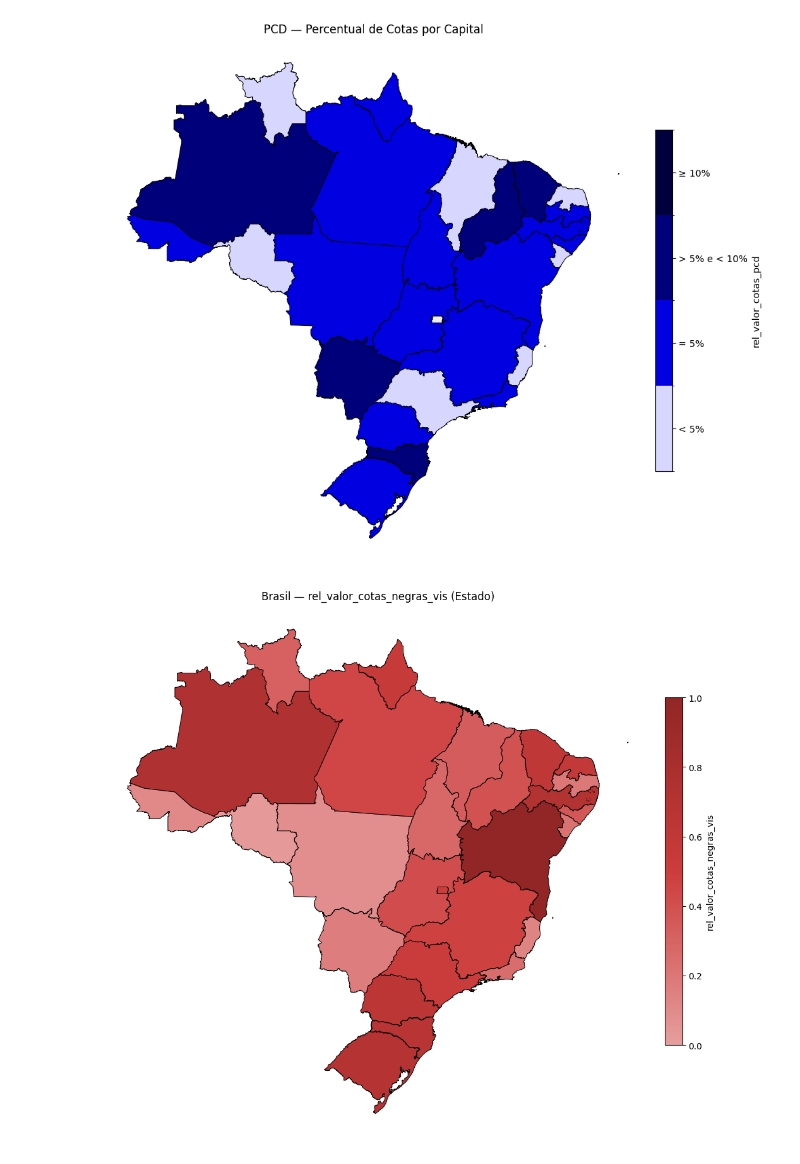
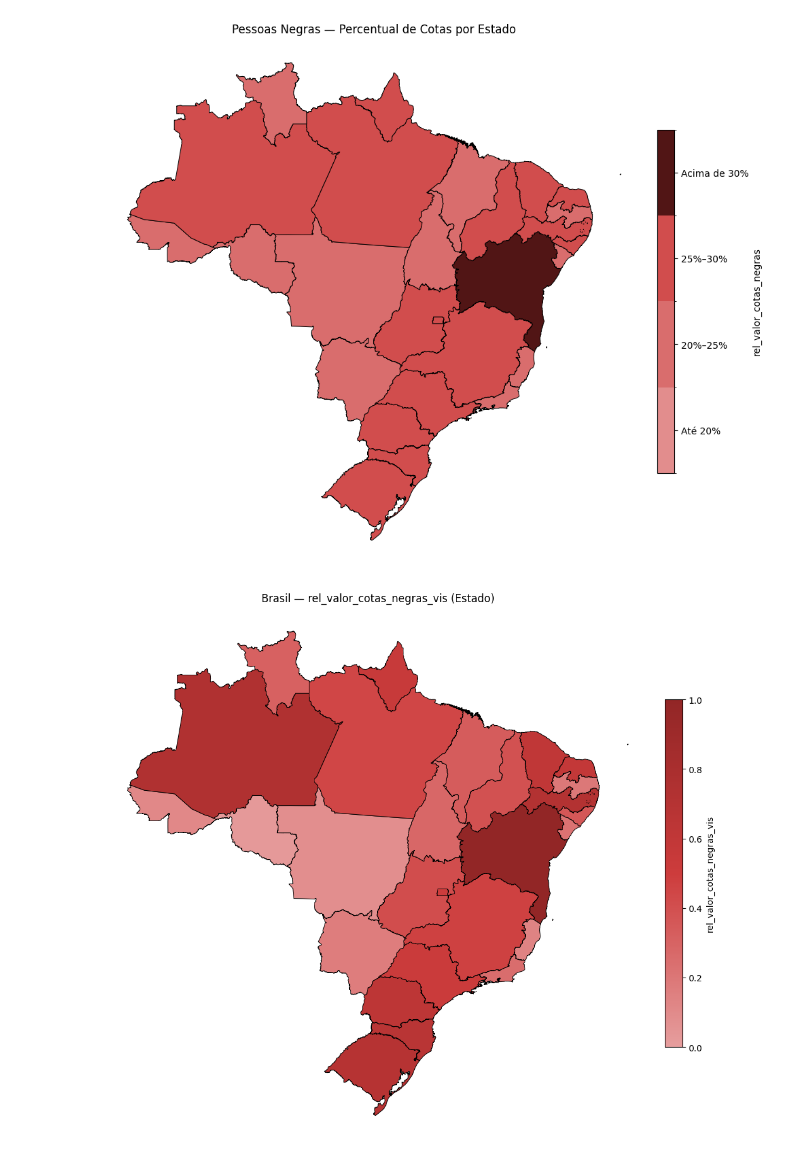
Before and after one commit to SGE-Subsecretaria-de-Gestao-Estrategica/projeto_acoes_afirmativas, a Jupyter notebook: notebooks/eda_dados_consolidados_pt2.ipynb, the cells around one changed output. Cells and saved outputs as stored; diff of their text form; code cells hidden in the pictures.

Commit message:
v3 da tabela data SNIIC

```diff
--- a/notebooks/eda_dados_consolidados_pt2.ipynb
+++ b/notebooks/eda_dados_consolidados_pt2.ipynb
@@ -18,7 +20,7 @@ GEO_JSON = r'C:\Users\gabiru\Documents\GitHub\projeto_acoes_afirmativas\data\ext
 # %%
 df_execucao = pd.read_excel(EXECUCAO_FILE_PATH)
 df_adesao = pd.read_excel(ADESAO_FILE_PATH)
-df_tabela = pd.read_parquet(FINAL_TABLE_FILE_PATH)
+df_tabela_sniic = pd.read_parquet(FINAL_TABLE_FILE_PATH)
 df_ibge_mun = pd.read_excel(IBGE_TABELA, sheet_name='MUNICÍPIOS')
 df_ibge_est = pd.read_excel(IBGE_TABELA)
 # %%
@@ -66,14 +70,25 @@ df_adesao                   = df_adesao[['cod_ibge', 'uf']]
 # %%
-df_tabela_agg = df_tabela.groupby(['ente_federativo', 'cod_ibge', 'tipo_ente']).agg(
-    agg_valor_total=('valor_total', 'sum'),
-    agg_valor_cotas_negras=('valor_cotas_negras', 'sum'),
-    agg_valor_cotas_indigenas=('valor_cotas_indigenas', 'sum'),
-    agg_valor_cotas_pcd=('valor_cotas_pcd', 'sum'),
-    agg_vagas_totais   =('vagas_totais', 'sum'),
-    agg_vagas_cotas_negras=('vagas_cotas_negras', 'sum'),
-    agg_vagas_cotas_indigenas=('vagas_cotas_indigenas', 'sum'),
-    agg_vagas_cotas_pcd=('vagas_cotas_pcd', 'sum')
-).reset_index()
+# df_tabela_agg = df_tabela_sniic.groupby(['ente_federativo', 'cod_ibge', 'tipo_ente']).agg(
+#     agg_valor_total=('valor_total', 'sum'),
+#     agg_valor_cotas_negras=('valor_cotas_negras', 'sum'),
+#     agg_valor_cotas_indigenas=('valor_cotas_indigenas', 'sum'),
+#     agg_valor_cotas_pcd=('valor_cotas_pcd', 'sum'),
+#     agg_vagas_totais   =('vagas_totais', 'sum'),
+#     agg_vagas_cotas_negras=('vagas_cotas_negras', 'sum'),
+#     agg_vagas_cotas_indigenas=('vagas_cotas_indigenas', 'sum'),
+#     agg_vagas_cotas_pcd=('vagas_cotas_pcd', 'sum')
+# ).reset_index()
+
+df_tabela_agg = (
+    df_tabela_sniic
+    .groupby(['ente_federativo', 'cod_ibge', 'tipo_ente'])
+    .agg(
+        perc_mean_cotas_negras=('perc_cotas_negras', 'mean'),
+        perc_mean_cotas_indigenas=('perc_cotas_indigenas', 'mean'),
+        perc_mean_cotas_pcd=('perc_cotas_pcd', 'mean'),
+    )
+    .reset_index()
+)
 # %%
 df_tabela_agg["agg_valor_cotas_total"] = (
     df_tabela_agg["agg_valor_cotas_negras"].fillna(0)
@@ -159,0 +309,2 @@ labels = [
+# %%
+df['perc_mean_cotas_negras'] = round(df['perc_mean_cotas_negras'], 2)
@@ -320,19 +491,19 @@ def plot_mapa_estados_continuo(
 # %%
 plot_mapa_estados_continuo(
     df=df,
     geo_path=GEO_JSON,
-    value_col="rel_valor_cotas_pcd",   # <-- coluna que você quer mapear
-    modo="CAPITAL",
+    value_col="rel_valor_cotas_negras",
+    modo="ESTADO",
     bins=bins,
     labels=labels,
     cmap=cmap_cat,
     norm=norm_cat,
-    right=False,                       # garante que 0.10 → "≥ 10%"
-    title="PCD — Percentual de Cotas por Capital",
-    save_path="outputs/mapa_pcd_capital"
+    right=False,
+    title="Pessoas Negras — Percentual de Cotas por Estado",
+    save_path="outputs/mapa_pessoa_negra"
 )
 # %% [output]
-[figure, old version]
+[figure, new version]
 # %%
 import numpy as np
 
```
Also changed, not shown: parts of 11 cells of this notebook, 7 other files.
